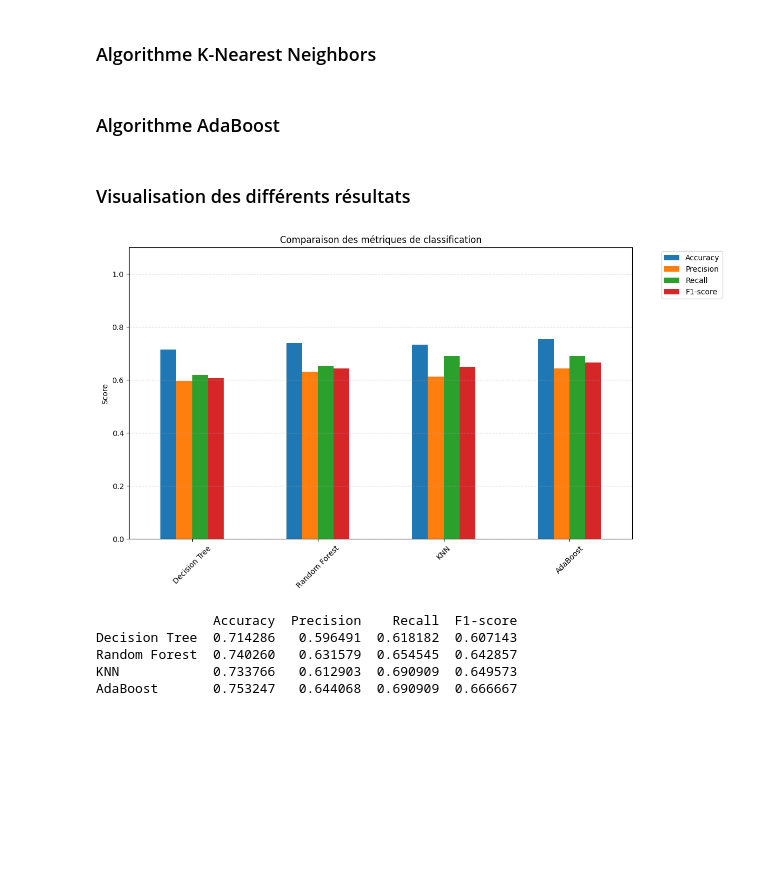
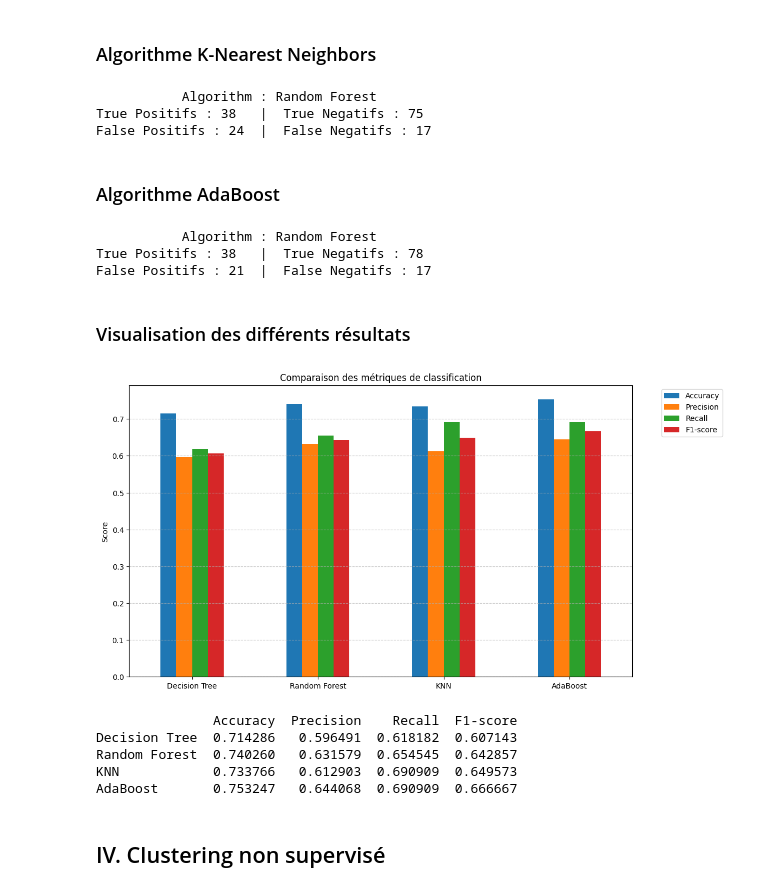
Before and after one commit to Artemasu/Analyse_de_donnees_medicales, a Jupyter notebook: traitement.ipynb, the cells around one changed output. Saved outputs shown, nothing was run; the diff lists cells and outputs as text; code cells hidden in the pictures; blank space fills up the shorter version.

```diff
--- a/traitement.ipynb
+++ b/traitement.ipynb
@@ -189,12 +189,25 @@ from sklearn.model_selection import train_test_split
 from sklearn.metrics import accuracy_score, precision_score, recall_score, f1_score
 import pandas as pd
 import matplotlib.pyplot as plt
+from sklearn.metrics import confusion_matrix
+from sklearn.tree import DecisionTreeClassifier
 
 # Séparation des données avec 80% pour l'entraînement et 20% pour le test
 X_train, X_test, y_train, y_test = train_test_split(X_scaled, y, test_size=0.2, random_state=42)
 
 # Dictionnaire pour stocker les scores finaux
 final_scores = {}
+
+dt_model = DecisionTreeClassifier(random_state=42)
+dt_model.fit(X_train, y_train)
+y_pred_dt = dt_model.predict(X_test)
+
+tn, fp, fn, tp = confusion_matrix(y_test, y_pred_dt).ravel()
+
+accuracy = (tp + tn) / (tp + tn + fp + fn)
+precision = tp / (tp + fp) if (tp + fp) != 0 else 0
+recall = tp / (tp + fn) if (tp + fn) != 0 else 0
+f1 = 2 * (precision * recall) / (precision + recall) if (precision + recall) != 0 else 0
 # %% [markdown]
 ### Algorithme Decision Tree
 # %%
@@ -234,12 +269,22 @@ knn_model = KNeighborsClassifier(n_neighbors=5)
 knn_model.fit(X_train, y_train)
 y_pred_knn = knn_model.predict(X_test)
 
+tn, fp, fn, tp = confusion_matrix(y_test, y_pred_knn).ravel()
+
 final_scores["KNN"] = {
     "Accuracy": accuracy_score(y_test, y_pred_knn),
     "Precision": precision_score(y_test, y_pred_knn),
     "Recall": recall_score(y_test, y_pred_knn),
     "F1-score": f1_score(y_test, y_pred_knn)
 }
+
+print("           Algorithm : Random Forest        ")
+print(f"True Positifs : {tp}   |  True Negatifs : {tn}")
+print(f"False Positifs : {fp}  |  False Negatifs : {fn}")
+# %% [output]
+           Algorithm : Random Forest
+True Positifs : 38   |  True Negatifs : 75
+False Positifs : 24  |  False Negatifs : 17
 # %% [markdown]
 ### Algorithme AdaBoost
 # %%
@@ -249,33 +294,44 @@ ada_model = AdaBoostClassifier(random_state=42)
 ada_model.fit(X_train, y_train)
 y_pred_ada = ada_model.predict(X_test)
 
+tn, fp, fn, tp = confusion_matrix(y_test, y_pred_ada).ravel()
+
 final_scores["AdaBoost"] = {
     "Accuracy": accuracy_score(y_test, y_pred_ada),
     "Precision": precision_score(y_test, y_pred_ada),
     "Recall": recall_score(y_test, y_pred_ada),
     "F1-score": f1_score(y_test, y_pred_ada)
 }
+
+print("           Algorithm : Random Forest        ")
+print(f"True Positifs : {tp}   |  True Negatifs : {tn}")
+print(f"False Positifs : {fp}  |  False Negatifs : {fn}")
+# %% [output]
+           Algorithm : Random Forest
+True Positifs : 38   |  True Negatifs : 78
+False Positifs : 21  |  False Negatifs : 17
 # %% [markdown]
 ### Visualisation des différents résultats
 # %%
 # Conversion en DataFrame pour l'affichage
 df_results = pd.DataFrame(final_scores).T
 
 # Création du graphique
 df_results.plot(kind='bar', figsize=(12, 7))
 plt.title("Comparaison des métriques de classification")
 plt.ylabel("Score")
-plt.ylim(0, 1.1)
-plt.xticks(rotation=45)
+plt.xticks(rotation=0)
 plt.legend(bbox_to_anchor=(1.05, 1), loc='upper left')
 plt.grid(axis='y', linestyle='--', alpha=0.7)
 plt.show()
 
 print(df_results)
 # %% [output]
-[figure, old version]
+[figure, new version]
                Accuracy  Precision    Recall  F1-score
 Decision Tree  0.714286   0.596491  0.618182  0.607143
 Random Forest  0.740260   0.631579  0.654545  0.642857
 KNN            0.733766   0.612903  0.690909  0.649573
 AdaBoost       0.753247   0.644068  0.690909  0.666667
+# %% [markdown]
+## IV. Clustering non supervisé
```
Also changed, not shown: parts of 3 cells of this notebook.
